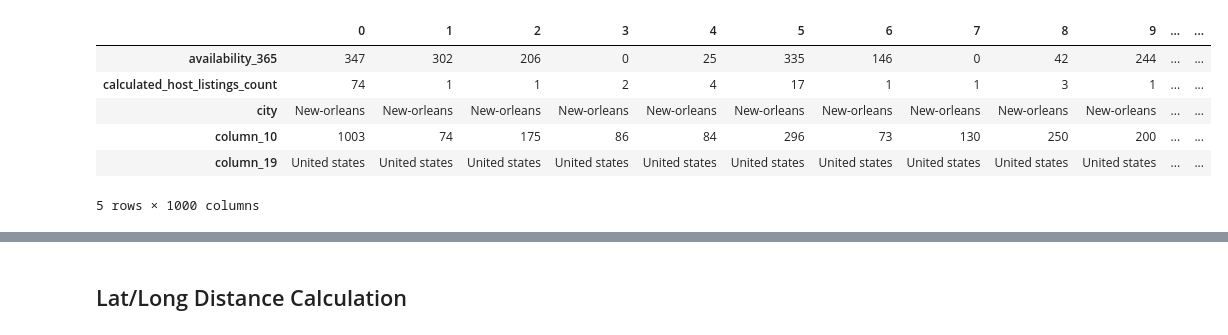
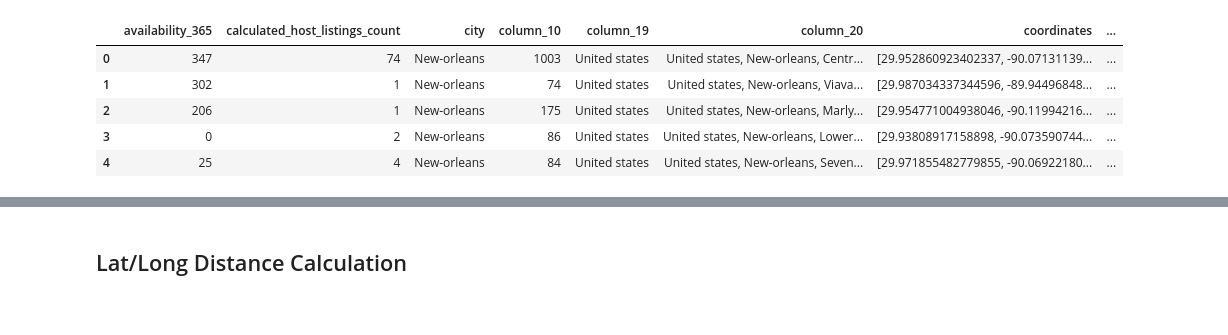
Before and after one commit to FeLowe/NW-Bootcamp-Project2_Data_Visualization, a Jupyter notebook: ExampleCode/Untitled.ipynb, the cells around one changed output, grey strips where cells are left out. Drawn from its saved outputs; the diff is of its cells as text; code cells hidden in the pictures.

Commit message:
new API call to get city lat long

```diff
--- a/ExampleCode/Untitled.ipynb
+++ b/ExampleCode/Untitled.ipynb
@@ -20,5 +21,5 @@ from sqlalchemy.orm import Session
 
 from flask import Flask, jsonify
 # %%
-results = requests.get('https://public.opendatasoft.com/api/records/1.0/download/?dataset=air-bnb-listings&format=json').json()
+results = requests.get('https://public.opendatasoft.com/api/records/1.0/download/?dataset=air-bnb-listings&rows=100&format=json').json()
 # %%
@@ -43,0 +45,3 @@ Name: fields, Length: 1000, dtype: object
+# %%
+results = [r["fields"] for r in results]
+results
@@ -44,11 +66,10 @@ Name: fields, Length: 1000, dtype: object
 # %%
-results_df = pd.read_json(results["fields"].to_json())
+results_df = pd.DataFrame(results)
 results_df.head()
 # %% [output]
-|  | 0 | 1 | 2 | 3 | 4 | 5 | 6 | 7 | 8 | 9 | ... | ... |
-| availability_365 | 347 | 302 | 206 | 0 | 25 | 335 | 146 | 0 | 42 | 244 | ... | ... |
-| calculated_host_listings_count | 74 | 1 | 1 | 2 | 4 | 17 | 1 | 1 | 3 | 1 | ... | ... |
-| city | New-orleans | New-orleans | New-orleans | New-orleans | New-orleans | New-orleans | New-orleans | New-orleans | New-orleans | New-orleans | ... | ... |
-| column_10 | 1003 | 74 | 175 | 86 | 84 | 296 | 73 | 130 | 250 | 200 | ... | ... |
-| column_19 | United states | United states | United states | United states | United states | United states | United states | United states | United states | United states | ... | ... |
+|  | availability_365 | calculated_host_listings_count | city | column_10 | column_19 | column_20 | coordinates | ... |
+| 0 | 347 | 74 | New-orleans | 1003 | United states | United states, New-orleans, Centr... | [29.952860923402337, -90.07131139... | ... |
+| 1 | 302 | 1 | New-orleans | 74 | United states | United states, New-orleans, Viava... | [29.987034337344596, -89.94496848... | ... |
+| 2 | 206 | 1 | New-orleans | 175 | United states | United states, New-orleans, Marly... | [29.954771004938046, -90.11994216... | ... |
+| 3 | 0 | 2 | New-orleans | 86 | United states | United states, New-orleans, Lower... | [29.93808917158898, -90.073590744... | ... |
+| 4 | 25 | 4 | New-orleans | 84 | United states | United states, New-orleans, Seven... | [29.971855482779855, -90.06922180... | ... |
-5 rows × 1000 columns
```
Also changed, not shown: parts of 52 cells of this notebook.
